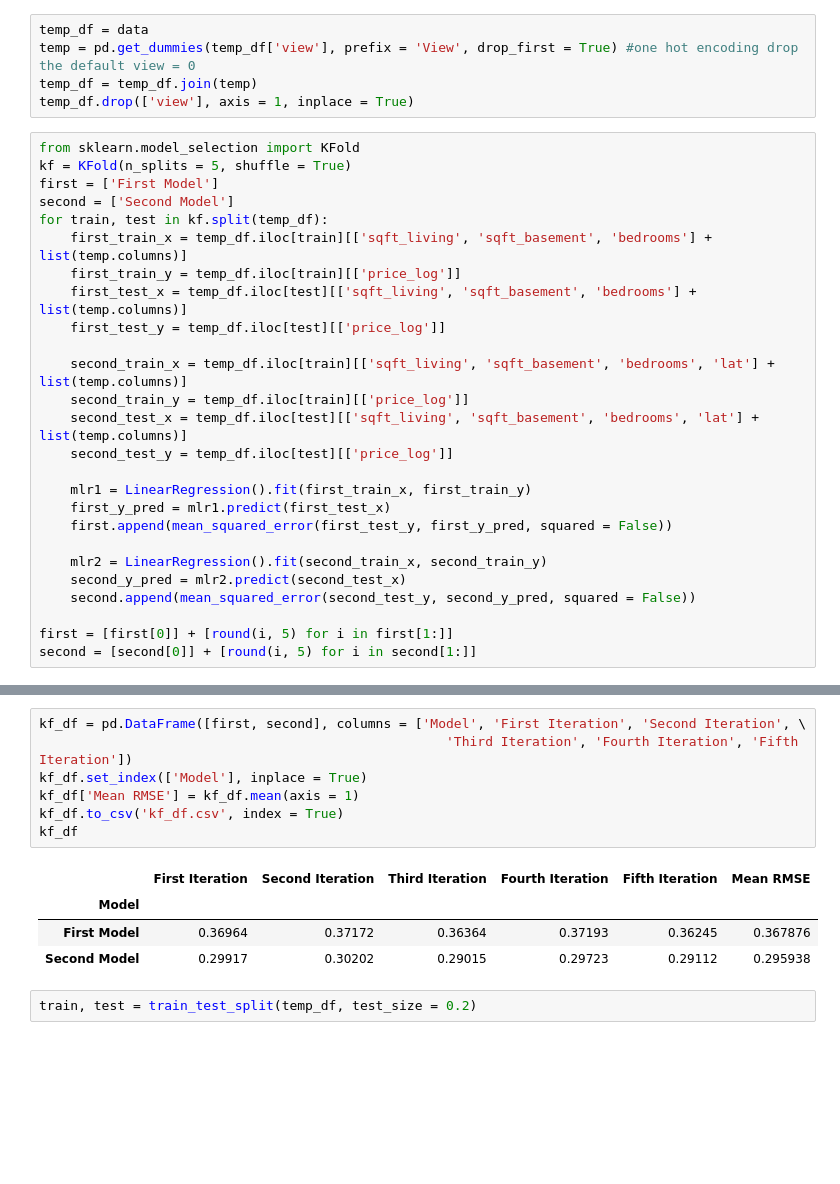
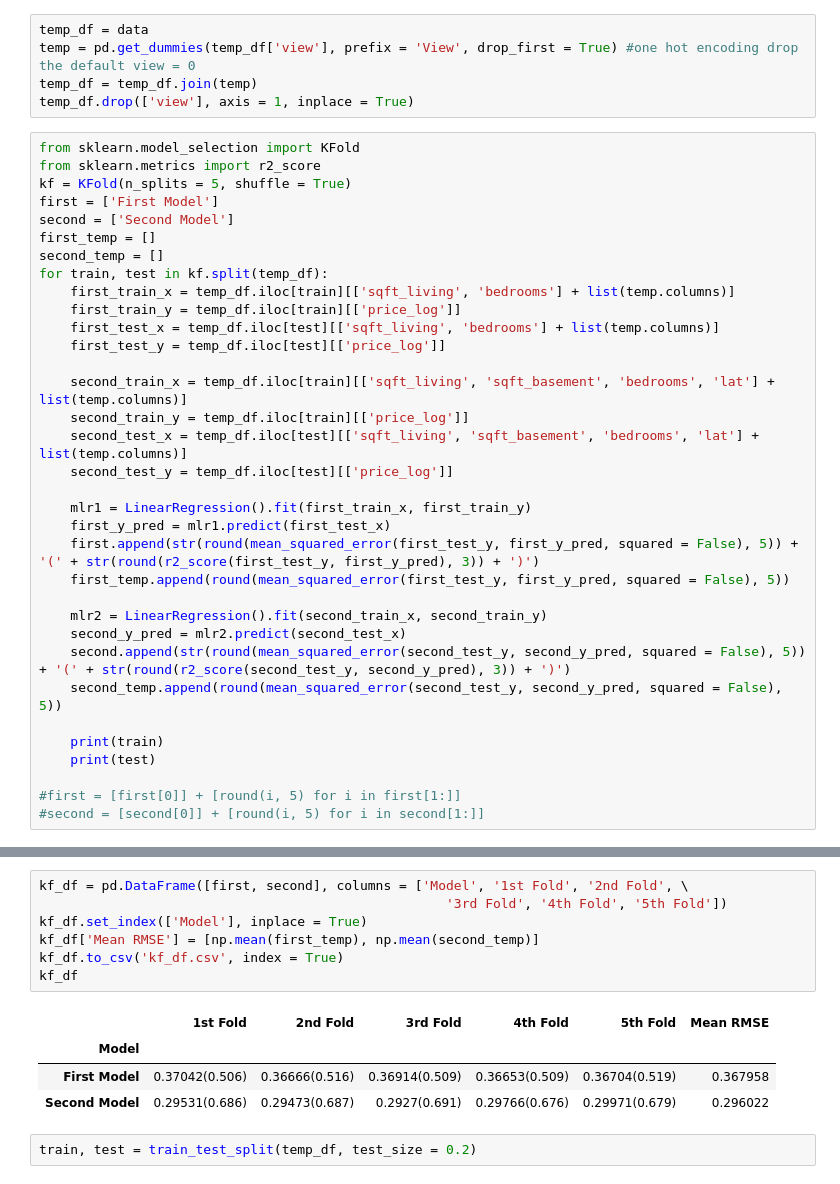
Before and after one commit to kasenteoh/Real-Estate-Prediction, a Jupyter notebook: COGS109-Final.ipynb, the cells around one changed output, grey strips where cells are left out. Saved outputs shown, nothing was run; the diff lists cells and outputs as text; blank space fills up the shorter version.

```diff
--- a/COGS109-Final.ipynb
+++ b/COGS109-Final.ipynb
@@ -141,13 +141,16 @@ temp_df = temp_df.join(temp)
 temp_df.drop(['view'], axis = 1, inplace = True)
 # %%
 from sklearn.model_selection import KFold
+from sklearn.metrics import r2_score
 kf = KFold(n_splits = 5, shuffle = True)
 first = ['First Model']
 second = ['Second Model']
+first_temp = []
+second_temp = []
 for train, test in kf.split(temp_df):
-    first_train_x = temp_df.iloc[train][['sqft_living', 'sqft_basement', 'bedrooms'] + list(temp.columns)]
+    first_train_x = temp_df.iloc[train][['sqft_living', 'bedrooms'] + list(temp.columns)]
     first_train_y = temp_df.iloc[train][['price_log']]
-    first_test_x = temp_df.iloc[test][['sqft_living', 'sqft_basement', 'bedrooms'] + list(temp.columns)]
+    first_test_x = temp_df.iloc[test][['sqft_living', 'bedrooms'] + list(temp.columns)]
     first_test_y = temp_df.iloc[test][['price_log']]
 
     second_train_x = temp_df.iloc[train][['sqft_living', 'sqft_basement', 'bedrooms', 'lat'] + list(temp.columns)]
@@ -157,11 +160,16 @@ for train, test in kf.split(temp_df):
 
     mlr1 = LinearRegression().fit(first_train_x, first_train_y)
     first_y_pred = mlr1.predict(first_test_x)
-    first.append(mean_squared_error(first_test_y, first_y_pred, squared = False))
+    first.append(str(round(mean_squared_error(first_test_y, first_y_pred, squared = False), 5)) + '(' + str(round(r2_score(first_test_y, first_y_pred), 3)) + ')')
+    first_temp.append(round(mean_squared_error(first_test_y, first_y_pred, squared = False), 5))
 
     mlr2 = LinearRegression().fit(second_train_x, second_train_y)
     second_y_pred = mlr2.predict(second_test_x)
-    second.append(mean_squared_error(second_test_y, second_y_pred, squared = False))
+    second.append(str(round(mean_squared_error(second_test_y, second_y_pred, squared = False), 5)) + '(' + str(round(r2_score(second_test_y, second_y_pred), 3)) + ')')
+    second_temp.append(round(mean_squared_error(second_test_y, second_y_pred, squared = False), 5))
 
-first = [first[0]] + [round(i, 5) for i in first[1:]]
-second = [second[0]] + [round(i, 5) for i in second[1:]]
+    print(train)
+    print(test)
+
+#first = [first[0]] + [round(i, 5) for i in first[1:]]
+#second = [second[0]] + [round(i, 5) for i in second[1:]]
@@ -168,15 +187,15 @@ second = [second[0]] + [round(i, 5) for i in second[1:]]
 # %%
-kf_df = pd.DataFrame([first, second], columns = ['Model', 'First Iteration', 'Second Iteration', \
-                                                    'Third Iteration', 'Fourth Iteration', 'Fifth Iteration'])
+kf_df = pd.DataFrame([first, second], columns = ['Model', '1st Fold', '2nd Fold', \
+                                                    '3rd Fold', '4th Fold', '5th Fold'])
 kf_df.set_index(['Model'], inplace = True)
-kf_df['Mean RMSE'] = kf_df.mean(axis = 1)
+kf_df['Mean RMSE'] = [np.mean(first_temp), np.mean(second_temp)]
 kf_df.to_csv('kf_df.csv', index = True)
 kf_df
 # %% [output]
-|  | First Iteration | Second Iteration | Third Iteration | Fourth Iteration | Fifth Iteration | Mean RMSE |
+|  | 1st Fold | 2nd Fold | 3rd Fold | 4th Fold | 5th Fold | Mean RMSE |
 | Model |  |  |  |  |  |  |
-| First Model | 0.36964 | 0.37172 | 0.36364 | 0.37193 | 0.36245 | 0.367876 |
-| Second Model | 0.29917 | 0.30202 | 0.29015 | 0.29723 | 0.29112 | 0.295938 |
+| First Model | 0.37042(0.506) | 0.36666(0.516) | 0.36914(0.509) | 0.36653(0.509) | 0.36704(0.519) | 0.367958 |
+| Second Model | 0.29531(0.686) | 0.29473(0.687) | 0.2927(0.691) | 0.29766(0.676) | 0.29971(0.679) | 0.296022 |
 # %%
 train, test = train_test_split(temp_df, test_size = 0.2)
 # %%
```
Also changed, not shown: parts of 6 cells of this notebook.
